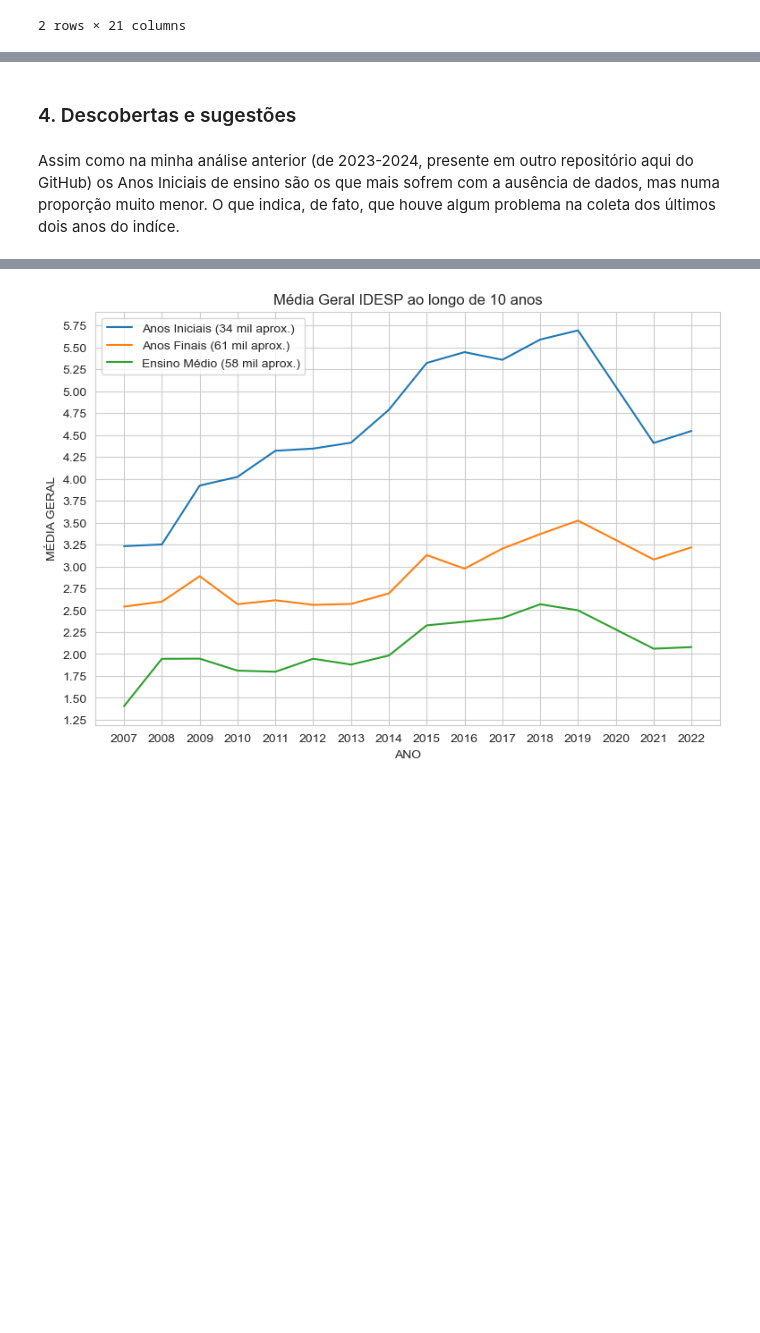
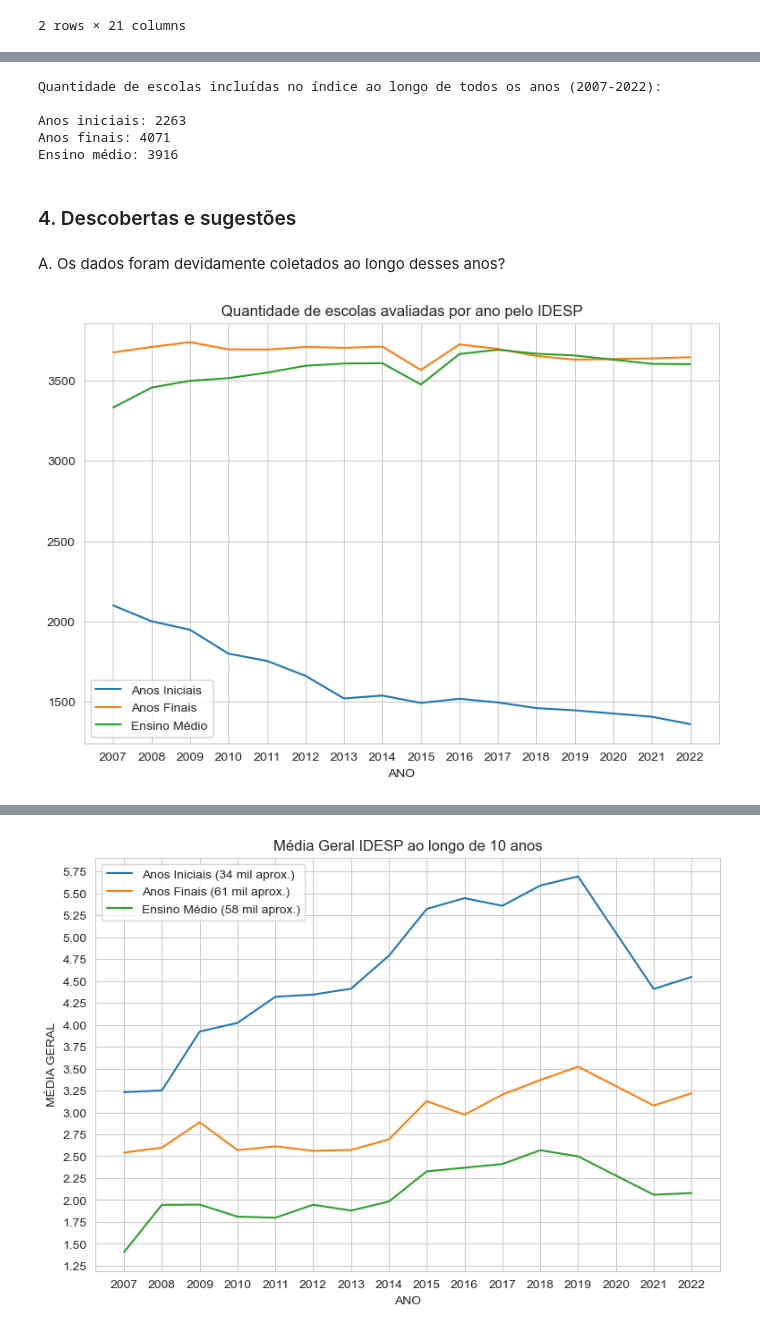
Before and after one commit to jardielsousar-cloud/Desempenho_escolas_segunda_parte, a Jupyter notebook: analise.ipynb, the cells around one changed output, grey strips where cells are left out. Cells and saved outputs as stored; diff of their text form; code cells hidden in the pictures; blank space fills up the shorter version.

```diff
--- a/analise.ipynb
+++ b/analise.ipynb
@@ -138,4 +130,53 @@ df_bckp_medio = df_bckp[(df_bckp['NIVEL ENSINO'] == 'ENSINO MEDIO')].groupby('AN
+# %%
+#COLETA VALORES AUSENTES/NÃO AUSENTES POR ANO P/ POSTERIOR USO EM GRÁFICO
+
+df_anos_iniciais_notnull = df_bckp.loc[(df_bckp['NIVEL_ENSINO'] == 'ANOS INICIAIS')].groupby('ANO')['MEDIA_IDESP'].apply(lambda x: x.notnull().sum())
+df_anos_iniciais_isnull = df_bckp.loc[(df_bckp['NIVEL_ENSINO'] == 'ANOS INICIAIS')].groupby('ANO')['MEDIA_IDESP'].apply(lambda x: x.isnull().sum())
+
+df_anos_finais_notnull = df_bckp.loc[(df_bckp['NIVEL_ENSINO'] == 'ANOS FINAIS')].groupby('ANO')['MEDIA_IDESP'].apply(lambda x: x.notnull().sum())
+df_anos_finais_isnull = df_bckp.loc[(df_bckp['NIVEL_ENSINO'] == 'ANOS FINAIS')].groupby('ANO')['MEDIA_IDESP'].apply(lambda x: x.isnull().sum())
+
+df_ensino_medio_notnull = df_bckp.loc[(df_bckp['NIVEL_ENSINO'] == 'ENSINO MEDIO')].groupby('ANO')['MEDIA_IDESP'].apply(lambda x: x.notnull().sum())
+df_ensino_medio_isnull = df_bckp.loc[(df_bckp['NIVEL_ENSINO'] == 'ENSINO MEDIO')].groupby('ANO')['MEDIA_IDESP'].apply(lambda x: x.isnull().sum())
+# %%
+#GARANTINDO QUE A MESMA QUANTIDADE DE ESCOLAS ESTÁ SENDO AVALIADA ANO APÓS ANO
+#REAPROVEITANDO VARIÁVEIS QUE CONTÉM NULOS/NÃO NULOS
+
+anos_iniciais_qntd = df_anos_iniciais_notnull + df_anos_iniciais_isnull
+anos_finais_qntd = df_anos_finais_notnull + df_anos_finais_isnull
+ensino_medio_qntd = df_ensino_medio_notnull + df_ensino_medio_isnull
+
+#TODOS OS PERÍODOS FORAM CONSISTENTES AO MANTER A MESMA QUANTIDADE DE ESCOLAS AO LONGO DOS ANOS
+
+print("Quantidade de escolas incluídas no índice ao longo de todos os anos (2007-2022):\n")
+print (f"Anos iniciais: {anos_iniciais_qntd.iloc[0]}")
+print (f"Anos finais: {anos_finais_qntd.iloc[0]}")
+print (f"Ensino médio: {ensino_medio_qntd.iloc[0]}")
+# %% [output]
+Quantidade de escolas incluídas no índice ao longo de todos os anos (2007-2022):
+
+Anos iniciais: 2263
+Anos finais: 4071
+Ensino médio: 3916
 # %% [markdown]
 ### 4. Descobertas e sugestões
-# %% [markdown]
-Assim como na minha análise anterior (de 2023-2024, presente em outro repositório aqui do GitHub) os Anos Iniciais de ensino são os que mais sofrem com a ausência de dados, mas numa proporção muito menor. O que indica, de fato, que houve algum problema na coleta dos últimos dois anos do indíce.
+# %% [markdown]
+A. Os dados foram devidamente coletados ao longo desses anos?
+# %%
+from matplotlib.ticker import MultipleLocator
+
+#GERAÇÃO DO GRÁFICO
+
+mpl.figure(figsize=(9,6))
+
+df_anos_iniciais_notnull.plot(label='Anos Iniciais')
+df_anos_finais_notnull.plot(label='Anos Finais')
+df_ensino_medio_notnull.plot(label='Ensino Médio')
+
+mpl.title('Quantidade de escolas avaliadas por ano pelo IDESP')
+mpl.xticks(range(2007,2023))
+
+mpl.legend()
+mpl.show()
+# %% [output]
+[figure, added]
```
Also changed, not shown: parts of 34 cells of this notebook.
